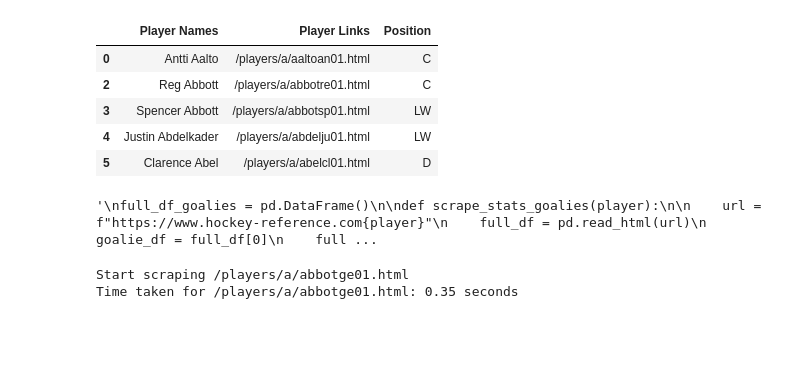
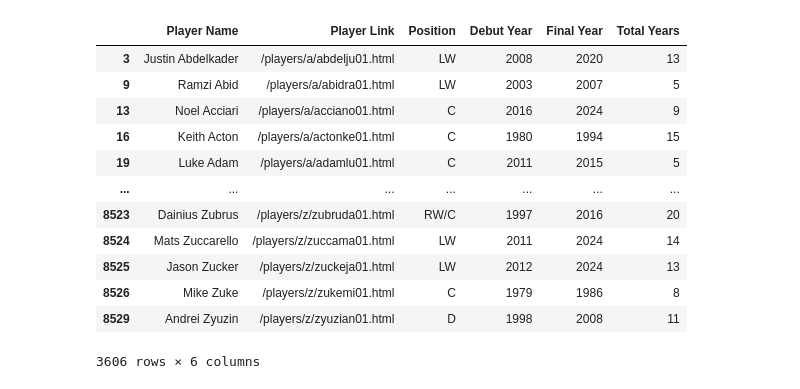
Before and after one commit to GabrielSpagnuolo15/Personal_Work, a Jupyter notebook: Hockey_Analytics_Challenge/hockey-reference_player_stats.ipynb, the cells around one changed output. Cells and saved outputs as stored; diff of their text form; code cells hidden in the pictures; blank space fills up the shorter version.

```diff
--- a/Hockey_Analytics_Challenge/hockey-reference_player_stats.ipynb
+++ b/Hockey_Analytics_Challenge/hockey-reference_player_stats.ipynb
@@ -25,0 +18,3 @@ names_df.head()
+# %%
+names_df.columns = ["Player Name", "Player Link", "Position", "Debut Year", "Final Year"]
+names_df.head()
@@ -25,0 +28,3 @@ names_df.head()
+# %%
+names_df['Total Years'] = (names_df['Final Year'] - names_df['Debut Year']) + 1
+names_df
@@ -25,0 +45,4 @@ names_df.head()
+# %%
+condition1 = ((names_df['Final Year'] != 2024) & (names_df['Total Years'] < 5)) | ((names_df['Debut Year'] < 1975))
+filtered_df = names_df[~condition1]
+filtered_df
@@ -36,11 +80,18 @@ df_goalies.head()
 # %%
-df_players = names_df[names_df['Position'] != 'G']
-df_players.head()
+df_players = filtered_df[filtered_df['Position'] != 'G']
+df_players
 # %% [output]
-|  | Player Names | Player Links | Position |
-| 0 | Antti Aalto | /players/a/aaltoan01.html | C |
-| 2 | Reg Abbott | /players/a/abbotre01.html | C |
-| 3 | Spencer Abbott | /players/a/abbotsp01.html | LW |
-| 4 | Justin Abdelkader | /players/a/abdelju01.html | LW |
-| 5 | Clarence Abel | /players/a/abelcl01.html | D |
+|  | Player Name | Player Link | Position | Debut Year | Final Year | Total Years |
+| 3 | Justin Abdelkader | /players/a/abdelju01.html | LW | 2008 | 2020 | 13 |
+| 9 | Ramzi Abid | /players/a/abidra01.html | LW | 2003 | 2007 | 5 |
+| 13 | Noel Acciari | /players/a/acciano01.html | C | 2016 | 2024 | 9 |
+| 16 | Keith Acton | /players/a/actonke01.html | C | 1980 | 1994 | 15 |
+| 19 | Luke Adam | /players/a/adamlu01.html | C | 2011 | 2015 | 5 |
+| ... | ... | ... | ... | ... | ... | ... |
+| 8523 | Dainius Zubrus | /players/z/zubruda01.html | RW/C | 1997 | 2016 | 20 |
+| 8524 | Mats Zuccarello | /players/z/zuccama01.html | LW | 2011 | 2024 | 14 |
+| 8525 | Jason Zucker | /players/z/zuckeja01.html | LW | 2012 | 2024 | 13 |
+| 8526 | Mike Zuke | /players/z/zukemi01.html | C | 1979 | 1986 | 8 |
+| 8529 | Andrei Zyuzin | /players/z/zyuzian01.html | D | 1998 | 2008 | 11 |
+3606 rows × 6 columns
 # %%
@@ -52,20 +103,3 @@ player_link_list = df_players['Player Links'].tolist()
-# %%
-'''
-full_df_goalies = pd.DataFrame()
-
-def scrape_stats_goalies(player):
-
-    url = f"https://www.hockey-reference.com{player}"
-    full_df = pd.read_html(url)
-    goalie_df = full_df[0]
-    full_df_goalies = pd.concat([full_df_goalies, goalie_df], ignore_index=True)
-    time.sleep(random.randint(10, 20))
-
-with ThreadPoolExecutor(max_workers=5) as executor:
-    results = executor.map(scrape_stats_goalies, goalie_link_list)
-'''
-# %% [output]
-'\nfull_df_goalies = pd.DataFrame()\n\ndef scrape_stats_goalies(player):\n\n    url = f"https://www.hockey-reference.com{player}"\n    full_df = pd.read_html(url)\n    goalie_df = full_df[0]\n    full ...
 # %%
 #def scrape_stats_goalies(player):
 #    try:
@@ -108,20 +142,3 @@ with ThreadPoolExecutor(max_workers=5) as executor:
 #
 ## Collect all results and concatenate them
 #full_df_goalies = pd.concat(results, ignore_index=True)
-# %%
-full_df_goalies = pd.DataFrame()
-
-for goalies in goalie_link_list:
-    print(f'Start scraping {goalies}')
-    start_time = time.time()
-    url = f"https://www.hockey-reference.com{goalies}"
-    full_df = pd.read_html(url)
-    goalie_df = full_df[0]
-    goalie_df['Player Links'] = goalies
-    full_df_goalies = pd.concat([full_df_goalies, goalie_df], ignore_index=True)
-    end_time = time.time()
-    print(f"Time taken for {goalies}: {end_time - start_time:.2f} seconds")
-    time.sleep(random.randint(25, 35))
-# %% [output]
-Start scraping /players/a/abbotge01.html
-Time taken for /players/a/abbotge01.html: 0.35 seconds
```
Also changed, not shown: parts of 12 cells of this notebook.
